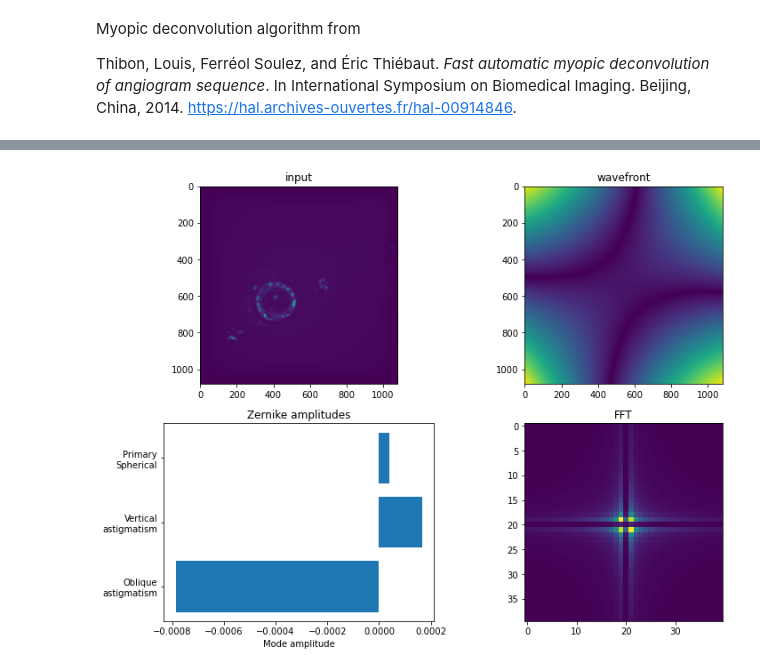
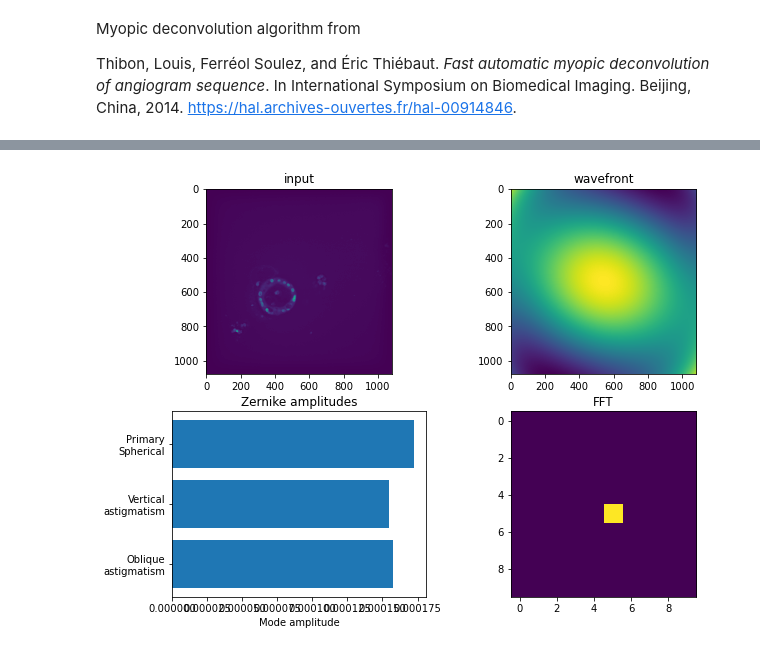
Before and after one commit to centuri-engineering/auto_metro, a Jupyter notebook: notebooks/MyopicDeconvolution.ipynb, the cells around one changed output, grey strips where cells are left out. Saved outputs shown, nothing was run; the diff lists cells and outputs as text; code cells hidden in the pictures.

```diff
--- a/notebooks/MyopicDeconvolution.ipynb
+++ b/notebooks/MyopicDeconvolution.ipynb
@@ -10,8 +12,9 @@ import matplotlib.pyplot as plt
 import matplotlib as mpl
 from skimage.io import imread
 from skimage import img_as_float
-from auto_metro.myopic_deconv import MODE_NAMES, zernike_tf, deconvolution, power_law
+from auto_metro.myopic_deconv import MODE_NAMES, zernike_tf, estimate_psf
 from auto_metro.utils import _fft, _ifft, apodise
 from scipy.optimize import minimize
+from auto_metro.image_decorr import measure
 
-mpl.rcParams['figure.figsize'] = (12, 9)
+mpl.rcParams['figure.figsize'] = (10, 7.5)
@@ -54,7 +86,10 @@ def show_results(image, params, modes, fft_window=20):
 # %%
-image = img_as_float(imread("../../samples/organo.tiff"))
+image = img_as_float(imread("../samples/organo.tiff"))
 image = apodise(image, 60)
 nx, ny = image.shape
-
-plt.imshow(image, cmap='Greys')
+fig, (ax_im, ax_hist) = plt.subplots(1, 2)
+ax_im.imshow(image, cmap='Greens')
+h = ax_hist.hist(image.ravel(), bins=256)
+_ = ax_hist.set_yscale('log')
+fig.set_size_inches(12, 5)
 # %% [output]
@@ -77,21 +100,17 @@ ax.set_yscale('log')
 modes = [(2, -2), (2, 2), (4, 0)]
 initial_guess = {
     "alpha": -2,
-    "beta": 2.,
-    "resolution": 10.0
+    "beta": 1.0e-3,
+    "resolution": 2.0,
 }
 initial_guess.update({mode:1e-4 for mode in modes})
-params, costs = deconvolution(
+params = estimate_psf(
     image,
     modes=modes,
     initial_guess=initial_guess,
+    fit_resolution=False,
     method="Nelder-Mead",
-    options={"xtol": 1e-8, "maxiter": 500},
+    options={"xtol": 1e-8},
 )
-print(f'α : {params["alpha"]:.3e}')
-print(f'β : {params["beta"]:.3e}')
-print(f'resolution : {params["resolution"]:.3e}')
-pupil = params["resolution"] / np.pi
-for mode in modes:
-    print(f"{MODE_NAMES[mode]}: {params[mode]: .3e}")
+print_params(params)
 # %% [output]
@@ -109,4 +123,4 @@ plt.plot(np.log10(costs), 'o')
 # %%
-fig, axes = show_results(image, params, modes)
+fig, axes = show_results(image, params, modes, fft_window=5)
 # %% [output]
-[figure, old version]
+[figure, new version]
```
Also changed, not shown: parts of 24 cells of this notebook, 2 other files.
